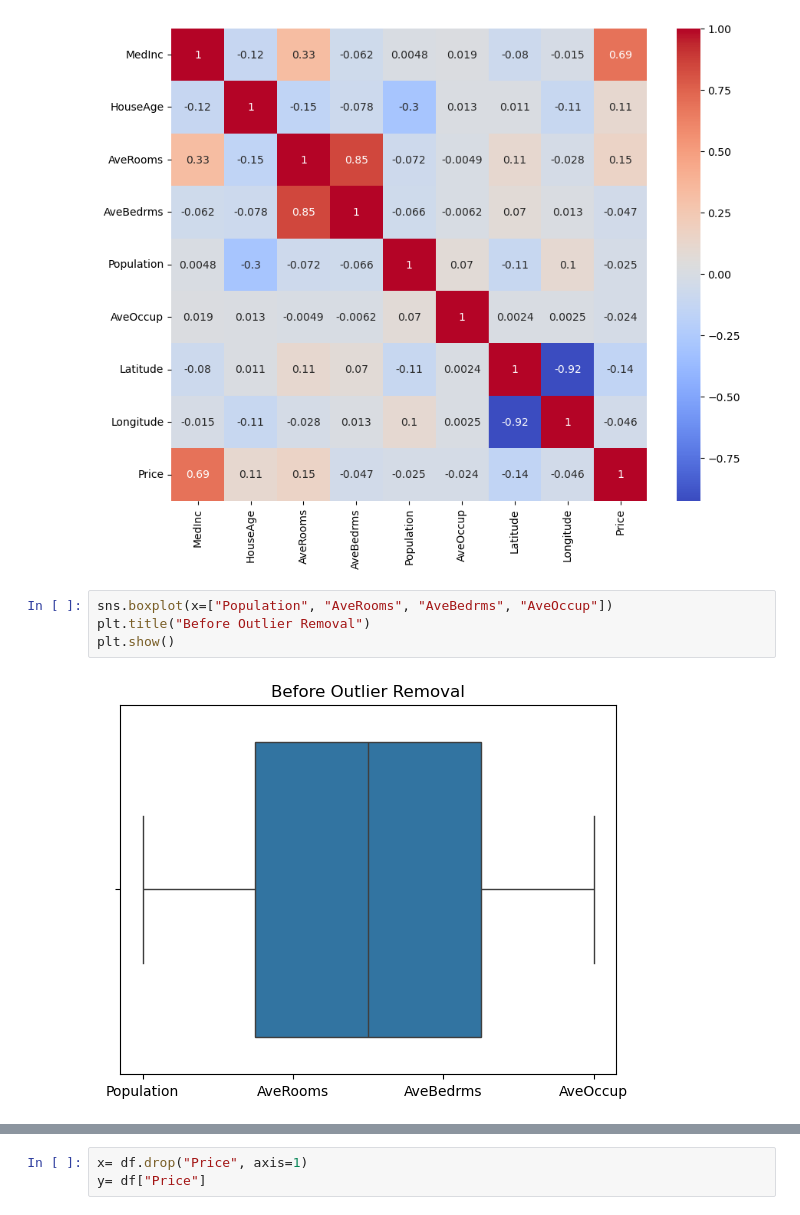
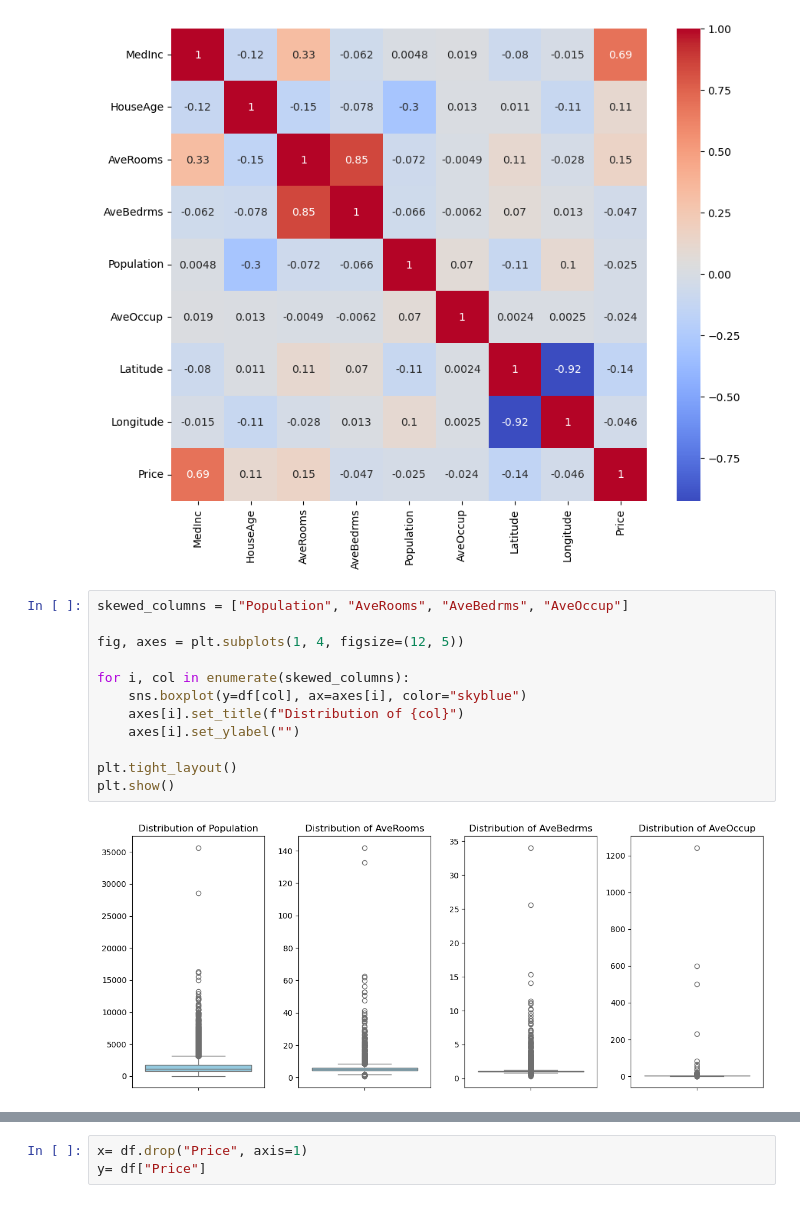
Before and after one commit to ks5632214-dotcom/ML-Learning, a Jupyter notebook: 04- House Price Prediction using Linear Regression, Ridge and Lasso.ipynb, the cells around one changed output, grey strips where cells are left out. Drawn from its saved outputs; the diff is of its cells as text.

```diff
--- a/04- House Price Prediction using Linear Regression, Ridge and Lasso.ipynb
+++ b/04- House Price Prediction using Linear Regression, Ridge and Lasso.ipynb
@@ -91,9 +91,17 @@ plt.show()
 # %% [output]
 [figure]
 # %%
-sns.boxplot(x=["Population", "AveRooms", "AveBedrms", "AveOccup"])
-plt.title("Before Outlier Removal")
+skewed_columns = ["Population", "AveRooms", "AveBedrms", "AveOccup"]
+
+fig, axes = plt.subplots(1, 4, figsize=(12, 5))
+
+for i, col in enumerate(skewed_columns):
+    sns.boxplot(y=df[col], ax=axes[i], color="skyblue")
+    axes[i].set_title(f"Distribution of {col}")
+    axes[i].set_ylabel("")
+
+plt.tight_layout()
 plt.show()
 # %% [output]
-[figure, old version]
+[figure, new version]
 # %%
```
Also changed, not shown: parts of 12 cells of this notebook.
